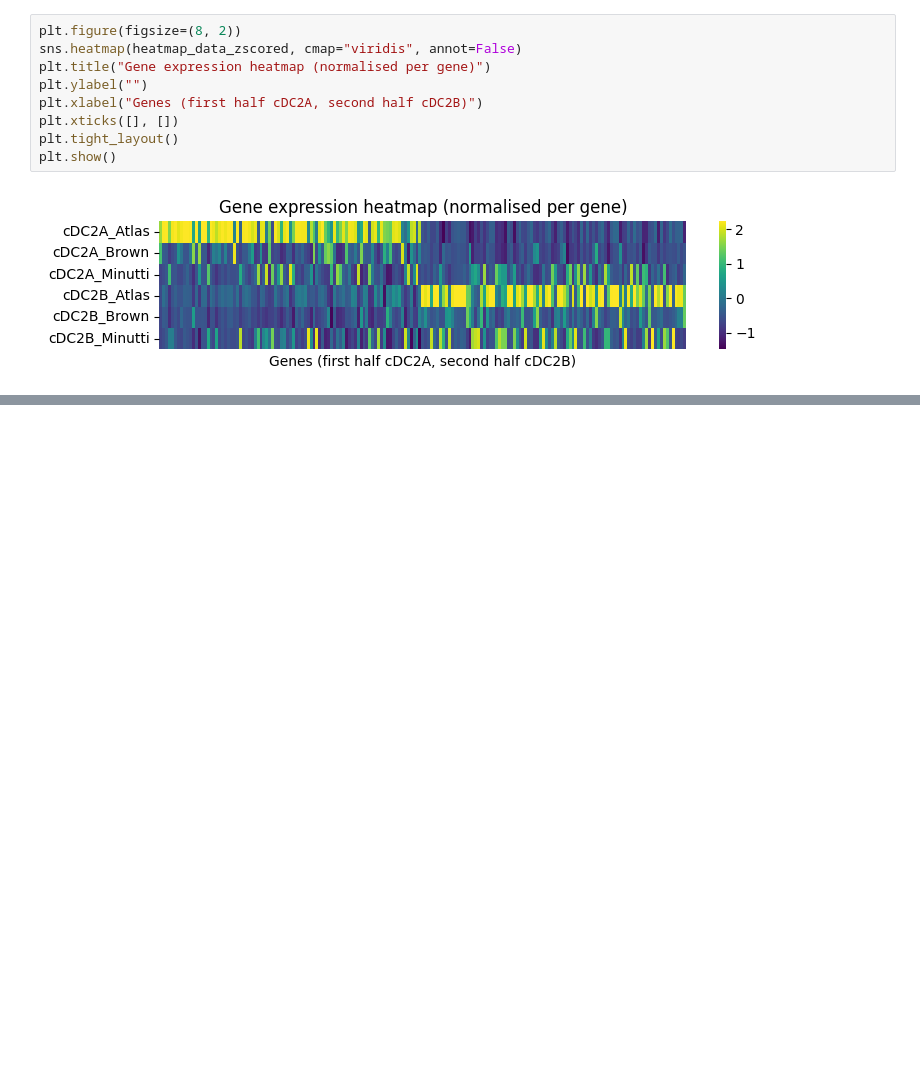
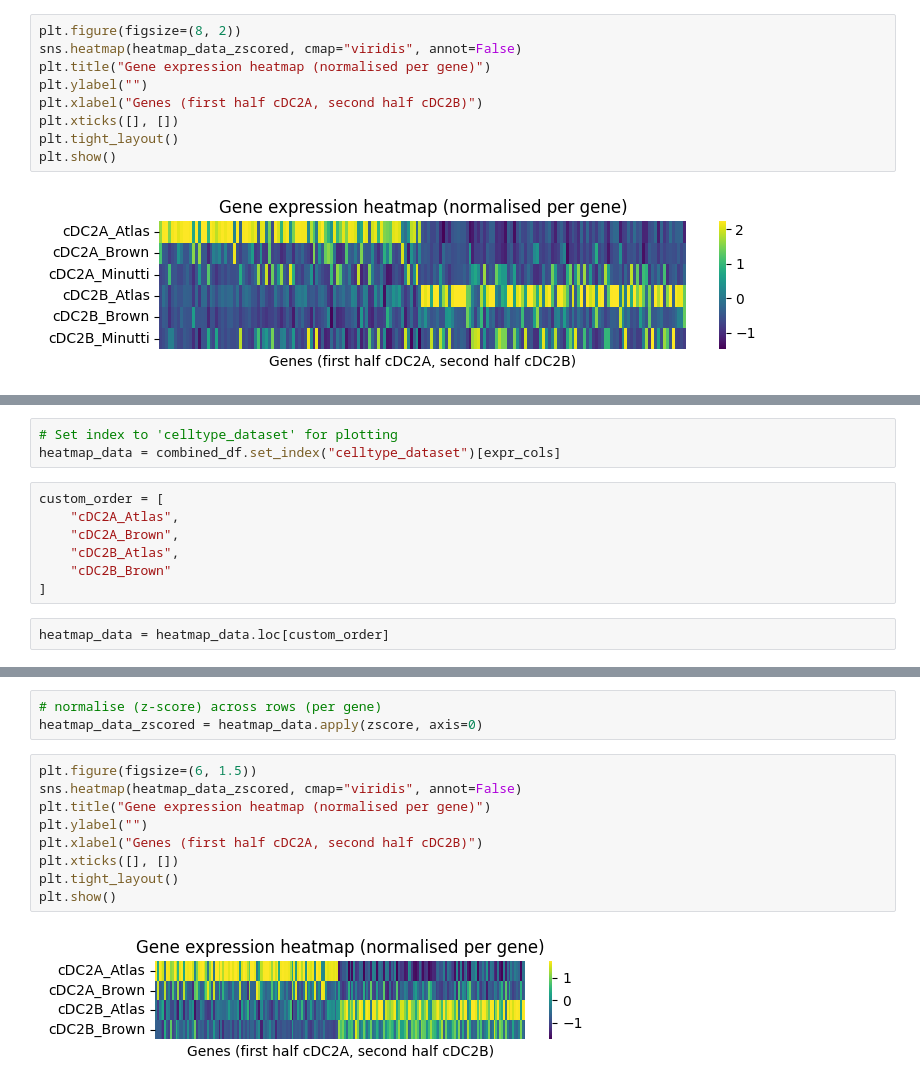
Before and after one commit to tuonglab/Nikita-project, a Jupyter notebook: notebooks/Brown_Minutti_sc_data_DC2A_B/2025-07-17_cDC2A_B_DEGS_fromBrown-Minutti.ipynb, the cells around one changed output, grey strips where cells are left out. Saved outputs shown, nothing was run; the diff lists cells and outputs as text; blank space fills up the shorter version.

```diff
--- a/notebooks/Brown_Minutti_sc_data_DC2A_B/2025-07-17_cDC2A_B_DEGS_fromBrown-Minutti.ipynb
+++ b/notebooks/Brown_Minutti_sc_data_DC2A_B/2025-07-17_cDC2A_B_DEGS_fromBrown-Minutti.ipynb
@@ -740,0 +809,12 @@ plt.show()
+# %%
+# Set index to 'celltype_dataset' for plotting
+heatmap_data = combined_df.set_index("celltype_dataset")[expr_cols]
+# %%
+custom_order = [
+    "cDC2A_Atlas",
+    "cDC2A_Brown",
+    "cDC2B_Atlas",
+    "cDC2B_Brown"
+]
+# %%
+heatmap_data = heatmap_data.loc[custom_order]
@@ -740,0 +831,14 @@ plt.show()
+# %%
+# normalise (z-score) across rows (per gene)
+heatmap_data_zscored = heatmap_data.apply(zscore, axis=0)
+# %%
+plt.figure(figsize=(6, 1.5))
+sns.heatmap(heatmap_data_zscored, cmap="viridis", annot=False)
+plt.title("Gene expression heatmap (normalised per gene)")
+plt.ylabel("")
+plt.xlabel("Genes (first half cDC2A, second half cDC2B)")
+plt.xticks([], [])
+plt.tight_layout()
+plt.show()
+# %% [output]
+[figure, added]
```
Also changed, not shown: parts of 12 cells of this notebook.
